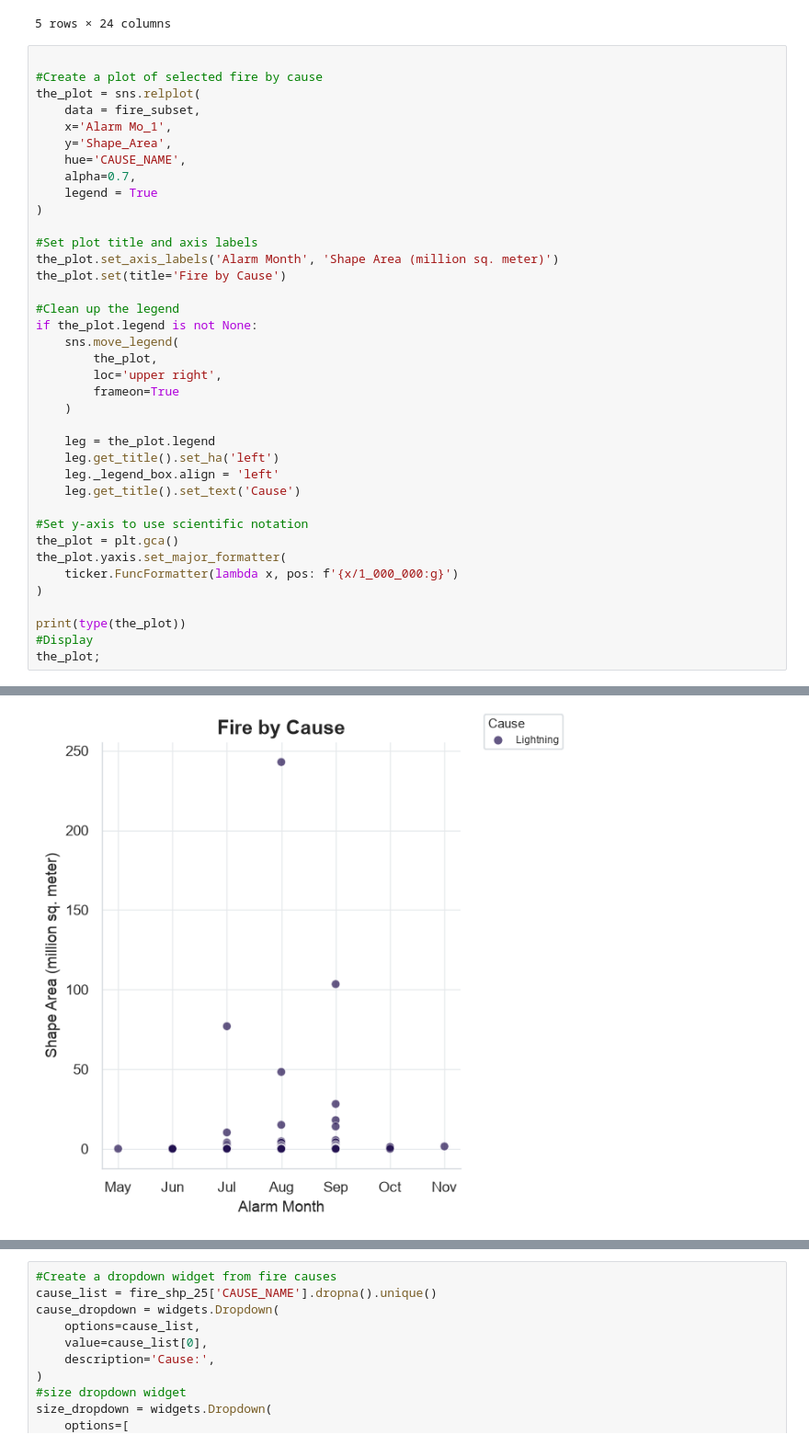
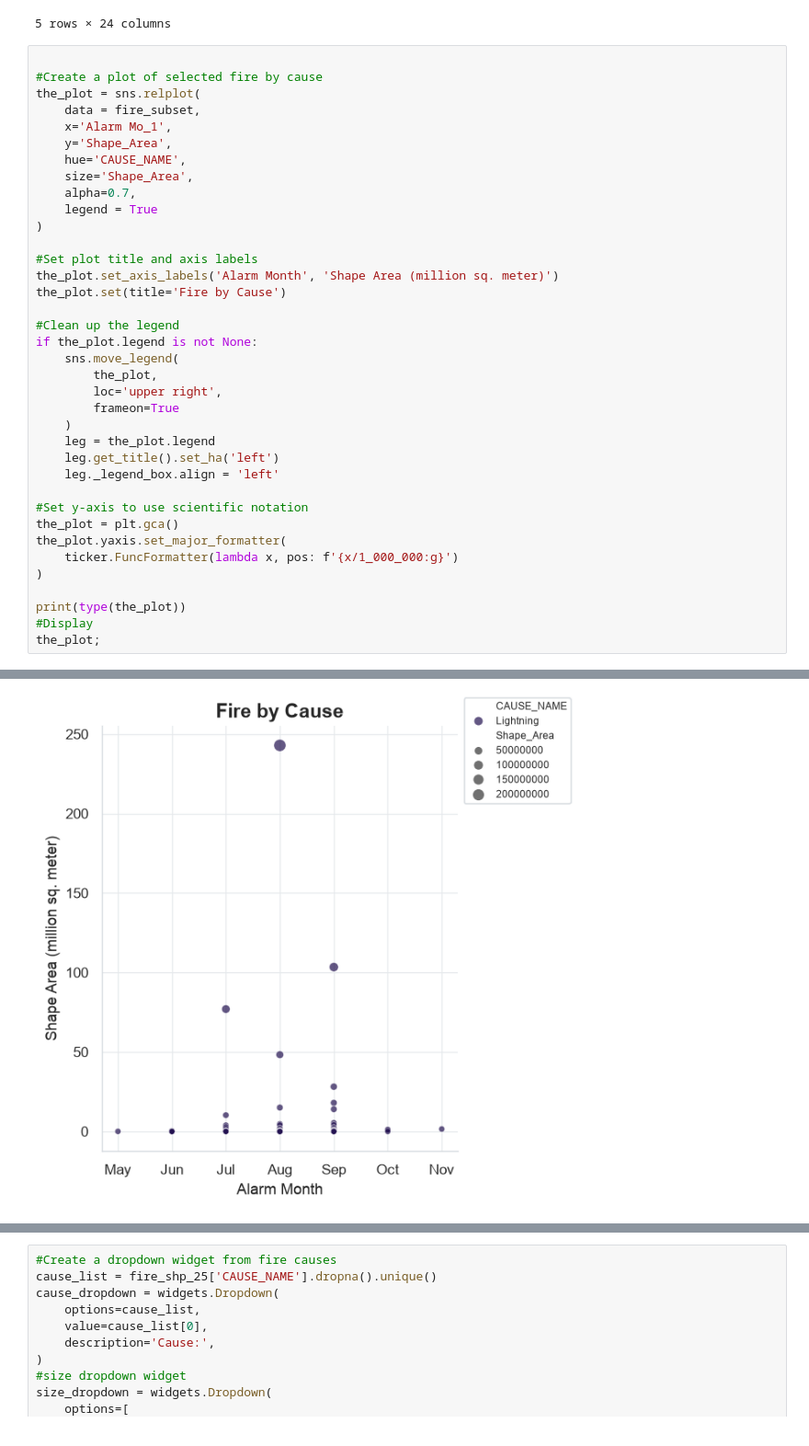
Before and after one commit to Sophiacyt/Wildfire-Wetland_BunkerAndersonTseng, a Jupyter notebook: scripts/A4/fire_by_cause_Sophia.ipynb, the cells around one changed output, grey strips where cells are left out. Shown at 92% size. Drawn from its saved outputs; the diff is of its cells as text.

Commit message:
need to clean up the legend and num of fig

```diff
--- a/scripts/A4/fire_by_cause_Sophia.ipynb
+++ b/scripts/A4/fire_by_cause_Sophia.ipynb
@@ -185,39 +185,38 @@ the_plot = sns.relplot(
     x='Alarm Mo_1',
     y='Shape_Area',
     hue='CAUSE_NAME',
+    size='Shape_Area',
     alpha=0.7,
     legend = True
 )
 
 #Set plot title and axis labels
 the_plot.set_axis_labels('Alarm Month', 'Shape Area (million sq. meter)')
 the_plot.set(title='Fire by Cause')
 
 #Clean up the legend
 if the_plot.legend is not None:
     sns.move_legend(
         the_plot,
         loc='upper right',
         frameon=True
     )
-
     leg = the_plot.legend
     leg.get_title().set_ha('left')
     leg._legend_box.align = 'left'
-    leg.get_title().set_text('Cause')
 
 #Set y-axis to use scientific notation
 the_plot = plt.gca()
 the_plot.yaxis.set_major_formatter(
     ticker.FuncFormatter(lambda x, pos: f'{x/1_000_000:g}')
 )
 
 print(type(the_plot))
 #Display
 the_plot;
 # %% [output]
 <class 'matplotlib.axes._axes.Axes'>
-[figure, old version]
+[figure, new version]
 # %%
 ### Plot as a function
 def plot_fire_cause(alarm_start_date = "2025-01-01", #alarm date dropdown range
```
Also changed, not shown: parts of 2 cells of this notebook.
